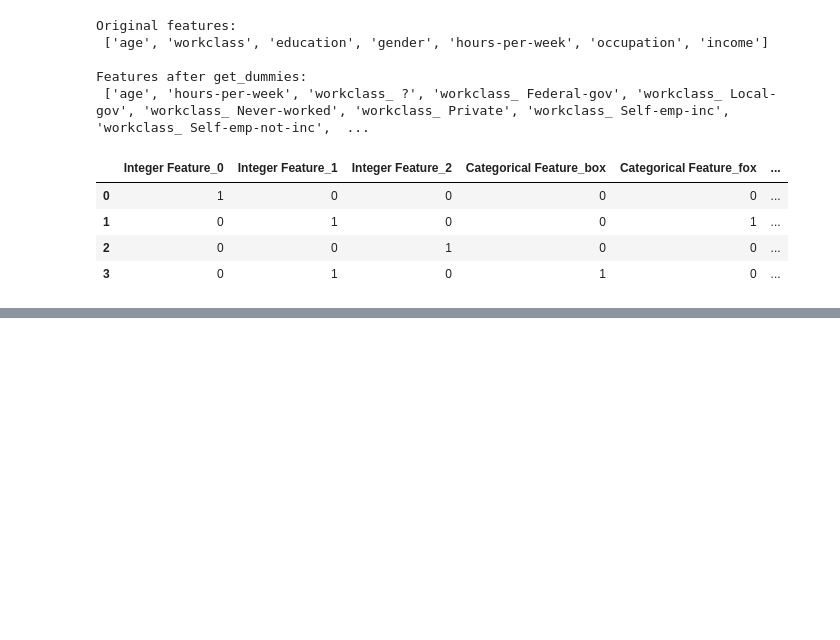
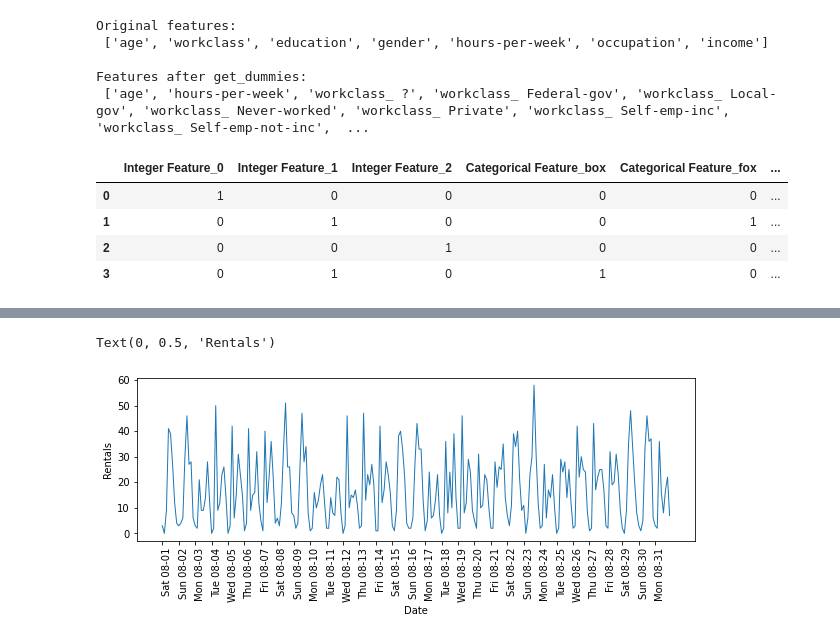
Before and after one commit to Kai-Washino/ml-with-python, a Jupyter notebook: chap4_feature_engineering.ipynb, the cells around one changed output, grey strips where cells are left out. Drawn from its saved outputs; the diff is of its cells as text; code cells hidden in the pictures; blank space fills up the shorter version.

```diff
--- a/chap4_feature_engineering.ipynb
+++ b/chap4_feature_engineering.ipynb
@@ -6,8 +6,21 @@ import numpy as np
 import pandas as pd
 import os
 
+from sklearn.datasets import load_breast_cancer
+cancer = load_breast_cancer()
+citibike = mglearn.datasets.load_citibike()
+
 from sklearn.linear_model import LinearRegression
+from sklearn.linear_model import Ridge
+from sklearn.ensemble import RandomForestClassifier
+from sklearn.ensemble import RandomForestRegressor
 
+from sklearn.model_selection import train_test_split
+
+from sklearn.feature_selection import SelectFromModel
+from sklearn.feature_selection import SelectPercentile
+
+from sklearn.preprocessing import OneHotEncoder
 from sklearn.preprocessing import KBinsDiscretizer
 from sklearn.preprocessing import PolynomialFeatures
 # %% [markdown]
@@ -164,0 +283,13 @@ plt.legend(loc="best")
+# %%
+# ある自転車ポートで，レンタルされた自転車の数
+
+plt.figure(figsize=(10, 3))
+xticks = pd.date_range(start=citibike.index.min(), end=citibike.index.max(),
+                       freq='D')
+plt.xticks(xticks, xticks.strftime("%a %m-%d"), rotation=90, ha="left")
+plt.plot(citibike, linewidth=1)
+plt.xlabel("Date")
+plt.ylabel("Rentals")
+# %% [output]
+Text(0, 0.5, 'Rentals')
+[figure, added]
```
Also changed, not shown: parts of 34 cells of this notebook.
